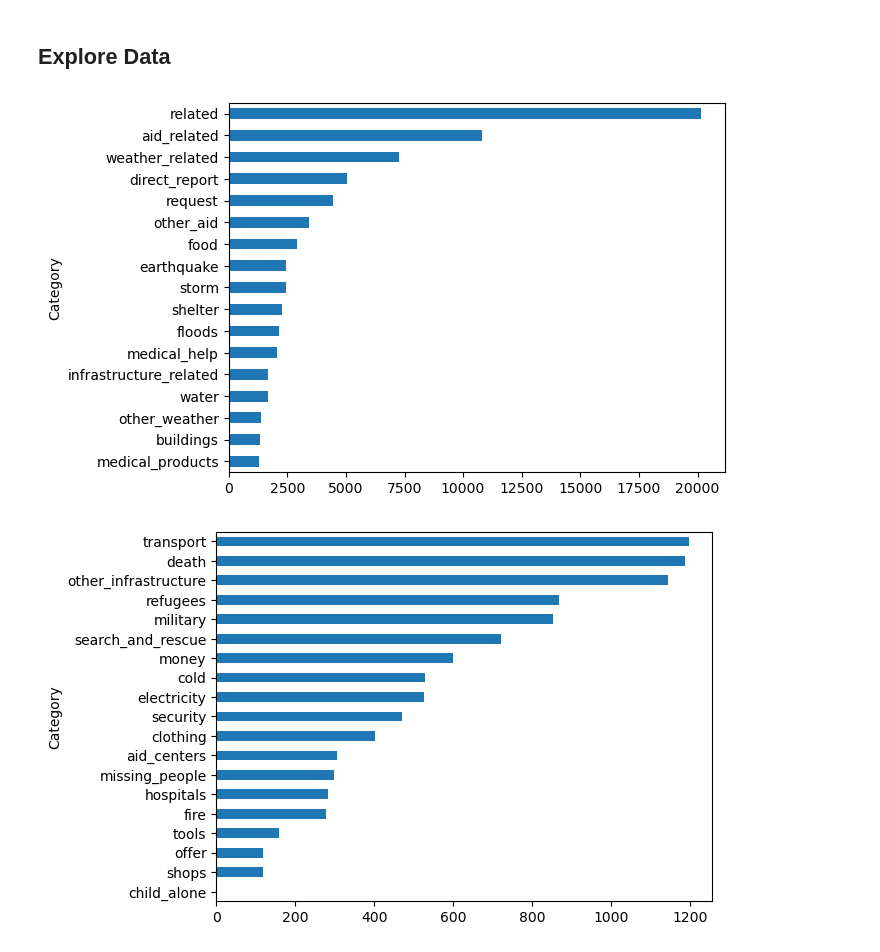
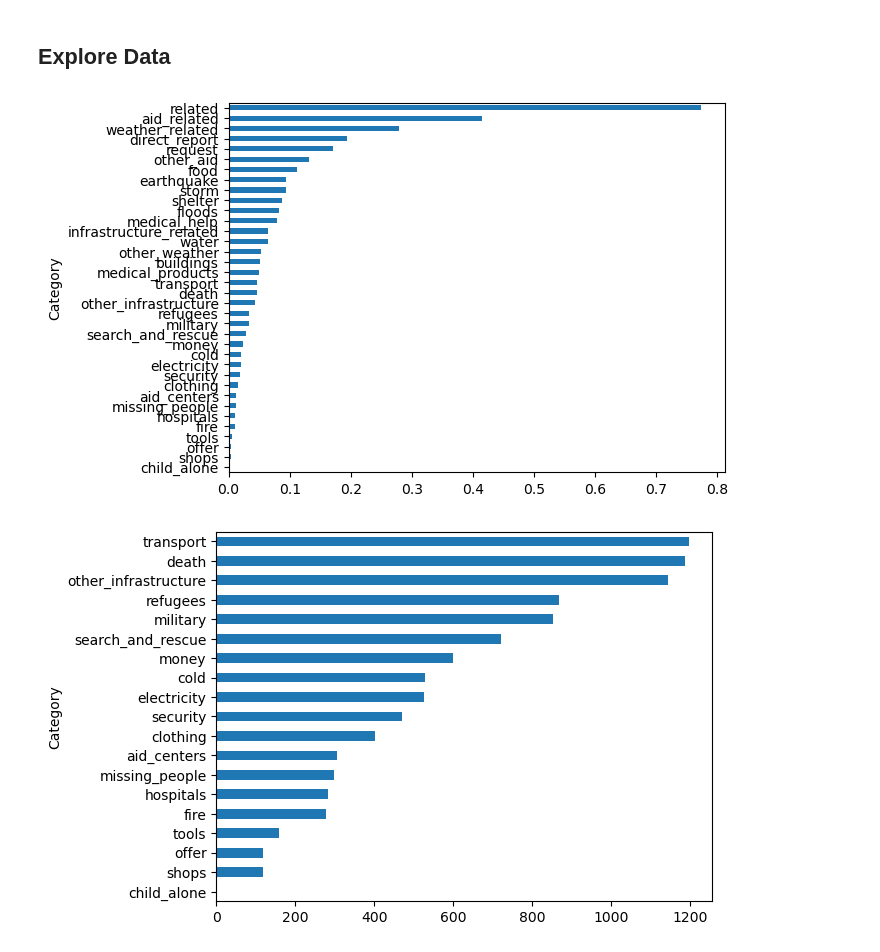
Before and after one commit to tristenwallace/disaster_response_message_classifier, a Jupyter notebook: notebooks/eda.ipynb, the cells around one changed output. Drawn from its saved outputs; the diff is of its cells as text; code cells hidden in the pictures.

```diff
--- a/notebooks/eda.ipynb
+++ b/notebooks/eda.ipynb
@@ -96,10 +96,10 @@ for col in df.columns.tolist():
 # Tidy up categories
 long_df = df.melt(id_vars=['message', 'genre'], var_name='Category')
 # %%
-# Plot top 50% of categories
-cat_counts = long_df.groupby('Category')['value'].sum().sort_values()[19:].plot.barh()
+# Plot relative frequency of categories
+cat_counts = (long_df.groupby('Category')['value'].sum()/df.shape[0]).sort_values()[:].plot.barh()
 # %% [output]
-[figure, old version]
+[figure, new version]
 # %%
 # Plot bottom 50% of categories
 cat_counts = long_df.groupby('Category')['value'].sum().sort_values()[:19].plot.barh()
```
Also changed, not shown: parts of 11 cells of this notebook.
